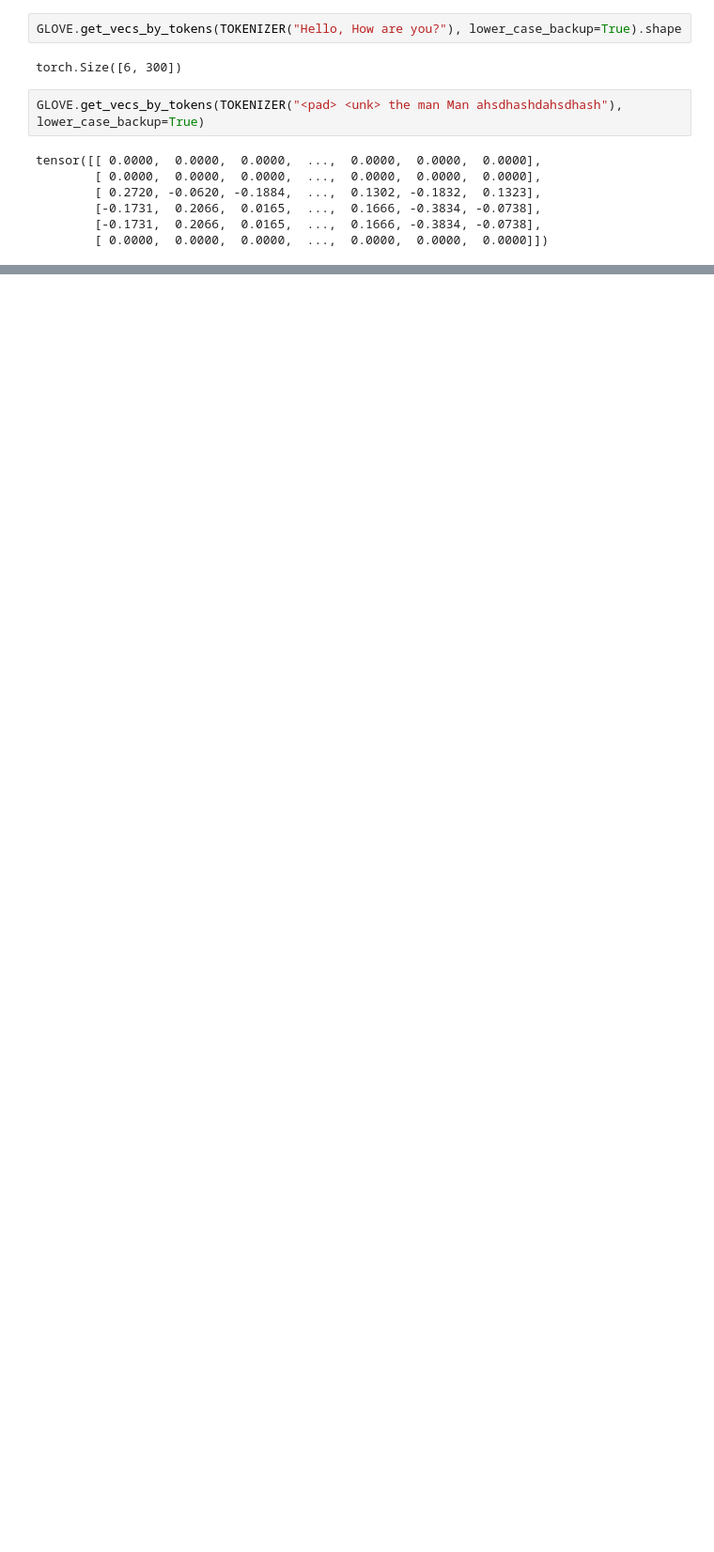
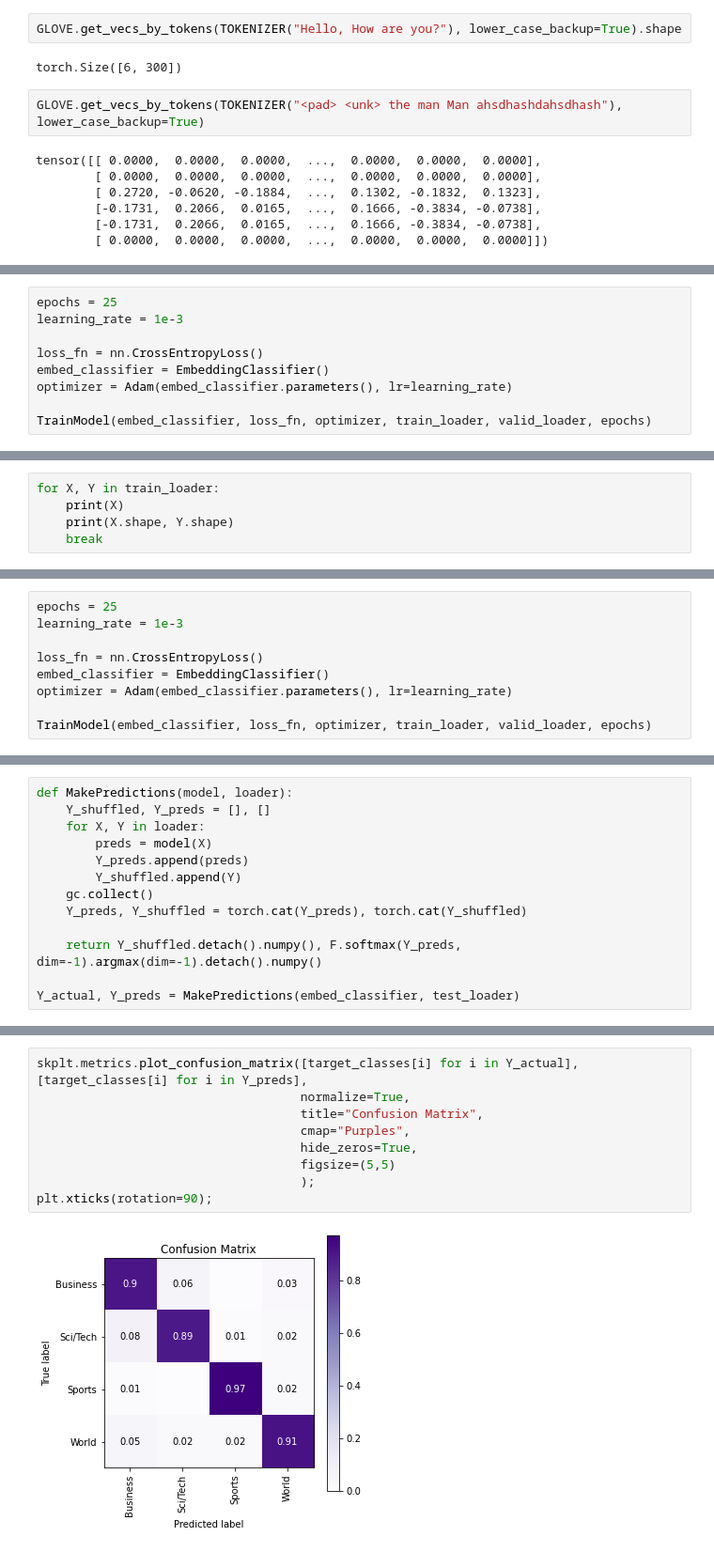
Before and after one commit to ohabia/Forward-forward-NLP, a Jupyter notebook: Glove Text Classification.ipynb, the cells around one changed output, grey strips where cells are left out. Shown at 94% size. Saved outputs shown, nothing was run; the diff lists cells and outputs as text; blank space fills up the shorter version.

Commit message:
baseline model

```diff
--- a/Glove Text Classification.ipynb
+++ b/Glove Text Classification.ipynb
@@ -285,0 +162,9 @@ print("test accuracy {:8.3f}".format(accu_test))
+# %%
+epochs = 25
+learning_rate = 1e-3
+
+loss_fn = nn.CrossEntropyLoss()
+embed_classifier = EmbeddingClassifier()
+optimizer = Adam(embed_classifier.parameters(), lr=learning_rate)
+
+TrainModel(embed_classifier, loss_fn, optimizer, train_loader, valid_loader, epochs)
@@ -285,0 +238,5 @@ print("test accuracy {:8.3f}".format(accu_test))
+# %%
+for X, Y in train_loader:
+    print(X)
+    print(X.shape, Y.shape)
+    break
@@ -285,0 +312,9 @@ print("test accuracy {:8.3f}".format(accu_test))
+# %%
+epochs = 25
+learning_rate = 1e-3
+
+loss_fn = nn.CrossEntropyLoss()
+embed_classifier = EmbeddingClassifier()
+optimizer = Adam(embed_classifier.parameters(), lr=learning_rate)
+
+TrainModel(embed_classifier, loss_fn, optimizer, train_loader, valid_loader, epochs)
@@ -285,0 +339,13 @@ print("test accuracy {:8.3f}".format(accu_test))
+# %%
+def MakePredictions(model, loader):
+    Y_shuffled, Y_preds = [], []
+    for X, Y in loader:
+        preds = model(X)
+        Y_preds.append(preds)
+        Y_shuffled.append(Y)
+    gc.collect()
+    Y_preds, Y_shuffled = torch.cat(Y_preds), torch.cat(Y_shuffled)
+
+    return Y_shuffled.detach().numpy(), F.softmax(Y_preds, dim=-1).argmax(dim=-1).detach().numpy()
+
+Y_actual, Y_preds = MakePredictions(embed_classifier, test_loader)
@@ -285,0 +379,11 @@ print("test accuracy {:8.3f}".format(accu_test))
+# %%
+skplt.metrics.plot_confusion_matrix([target_classes[i] for i in Y_actual], [target_classes[i] for i in Y_preds],
+                                    normalize=True,
+                                    title="Confusion Matrix",
+                                    cmap="Purples",
+                                    hide_zeros=True,
+                                    figsize=(5,5)
+                                    );
+plt.xticks(rotation=90);
+# %% [output]
+[figure, added]
```
Also changed, not shown: parts of 59 cells of this notebook, 5 other files.
